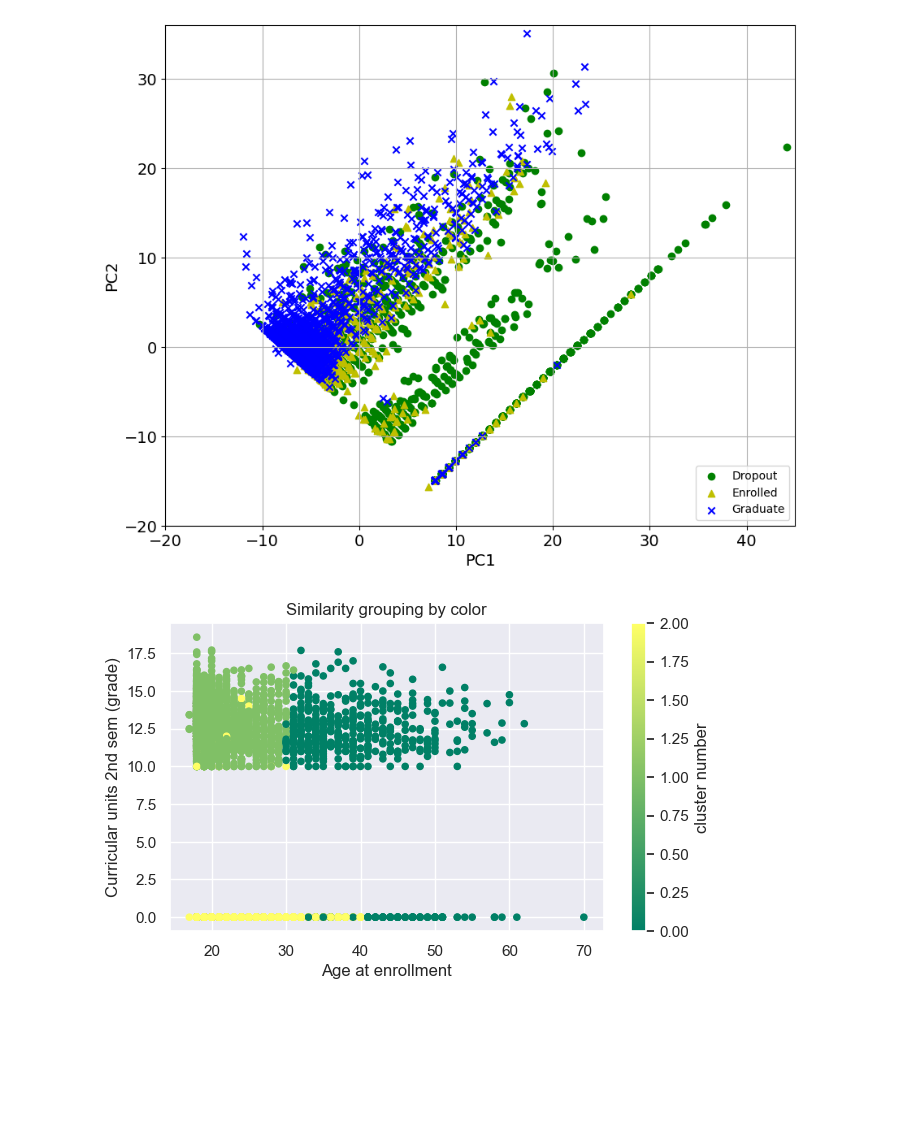
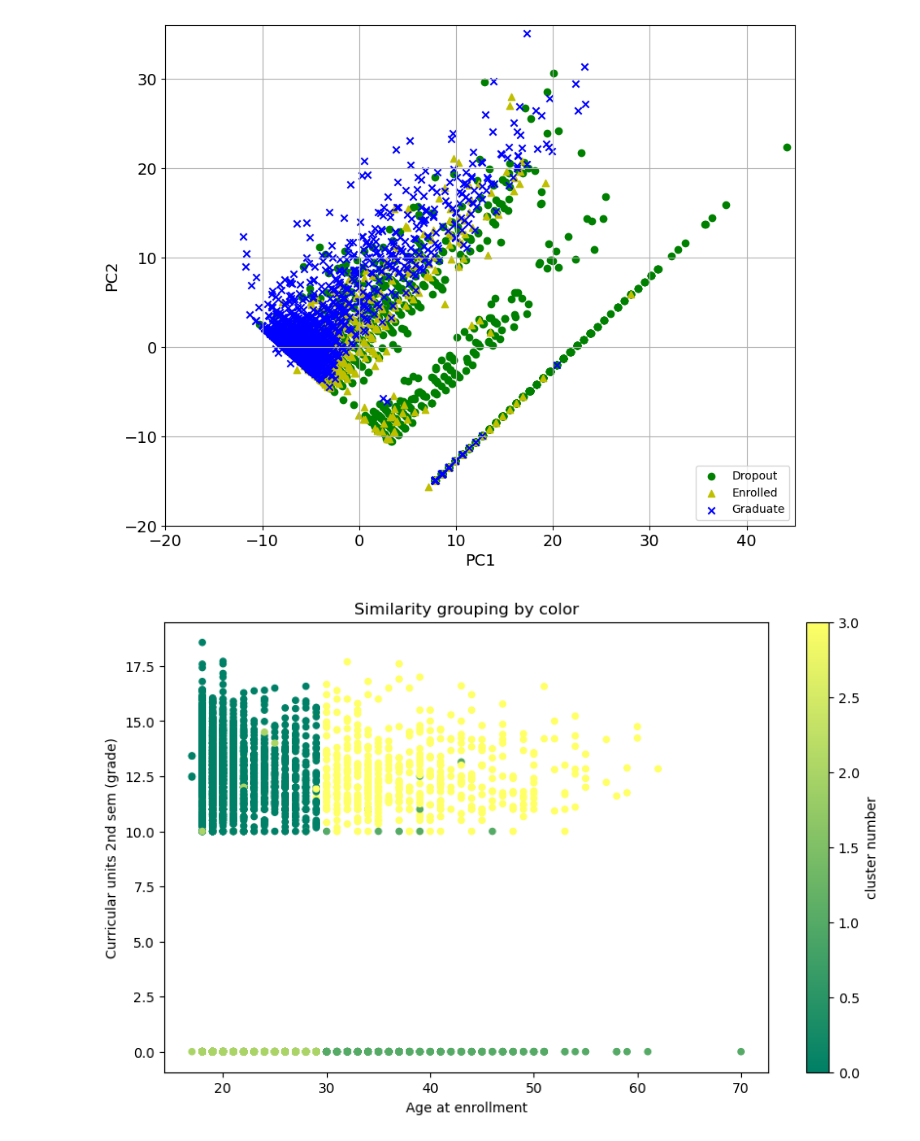
Before and after one commit to erin-le/ecs163-team-10, a Jupyter notebook: ml-models/ml-notebook.ipynb, the cells around one changed output. Cells and saved outputs as stored; diff of their text form; code cells hidden in the pictures; blank space fills up the shorter version.

```diff
--- a/ml-models/ml-notebook.ipynb
+++ b/ml-models/ml-notebook.ipynb
@@ -273,7 +316,7 @@ def biplot(score, coeff , y, isZoom):
     plt.grid()
     plt.tick_params(axis='both', which='both', labelsize=14)
 
-plt.rcParams.update(plt.rcParamsDefault) # reset ggplot style
+# plt.rcParams.update(plt.rcParamsDefault) # reset ggplot style
 # Call the biplot function for only the first 2 PCs
 y = df.Target
 biplot(df_pca[:,0:2], np.transpose(pca.components_[0:2, :]), y, False)
@@ -285,9 +328,10 @@ plt.show()
 # %%
 # K-means clustering
 
-kmeans = KMeans(n_clusters=3)
+kmeans = KMeans(n_clusters=4)
 label = kmeans.fit(df)
 df['cluster number'] = label.labels_
+cols  = df.columns
 x_col = cols[3]
 y_col = cols[7]
 
@@ -311,35 +355,35 @@ y_col = cols[7]
 'summer_r', 'tab10', 'tab10_r', 'tab20', 'tab20_r', 'tab20b', 'tab20b_r', 'tab20c', 'tab20c_r', 'terrain', 'terrain_r', 'turbo', 'turbo_r',
 'twilight', 'twilight_r', 'twilight_shifted', 'twilight_shifted_r', 'viridis', 'viridis_r', 'vlag', 'vlag_r', 'winter', 'winter_r'
 '''
-df.plot.scatter(x_col, y_col, c='cluster number', colormap='summer', figsize=(7,4))
+df.plot.scatter(x_col, y_col, c='cluster number', colormap='summer', figsize=(10,6))
 
 # label_0 = df[label == 0]
 # label_1 = df[label == 1]
 # label_2 = df[label == 2]
 
 # cols = df.columns
 plt.xlabel(x_col)
 plt.ylabel(y_col)
 plt.title("Similarity grouping by color")
 # plt.scatter(label_0[cols[0]], label_0[cols[1]], color = 'red')
 # plt.scatter(label_1[cols[0]], label_1[cols[1]], color = 'black')
 # plt.scatter(label_2[cols[0]], label_2[cols[1]], color = 'blue')
 # plt.show()
 # Getting unique labels
 
 # u_labels = np.unique(label)
 
 # #plotting the results:
 
 # for i in u_labels:
 #     plt.scatter(df[label == i , 0] , df[label == i , 1] , label = i)
 # plt.legend()
 plt.show()
 # display(df)
 # df_array
 # df.columns
 # %% [output]
-[figure, old version]
+[figure, new version]
 # %%
 # plt.title("Actual grouping")
 # plt.xlabel(x_col)
```
Also changed, not shown: parts of 5 cells of this notebook, 5 other files.
